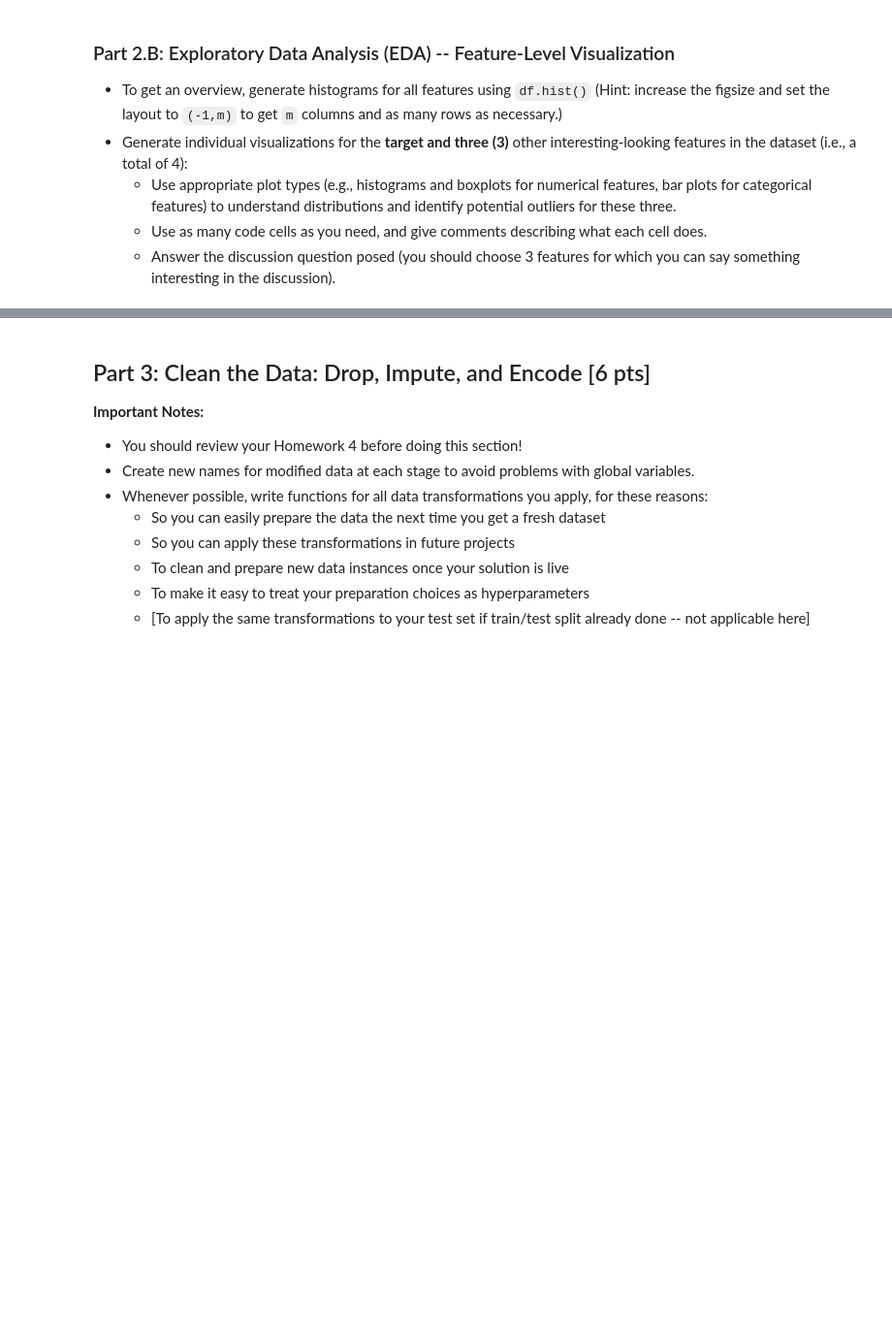
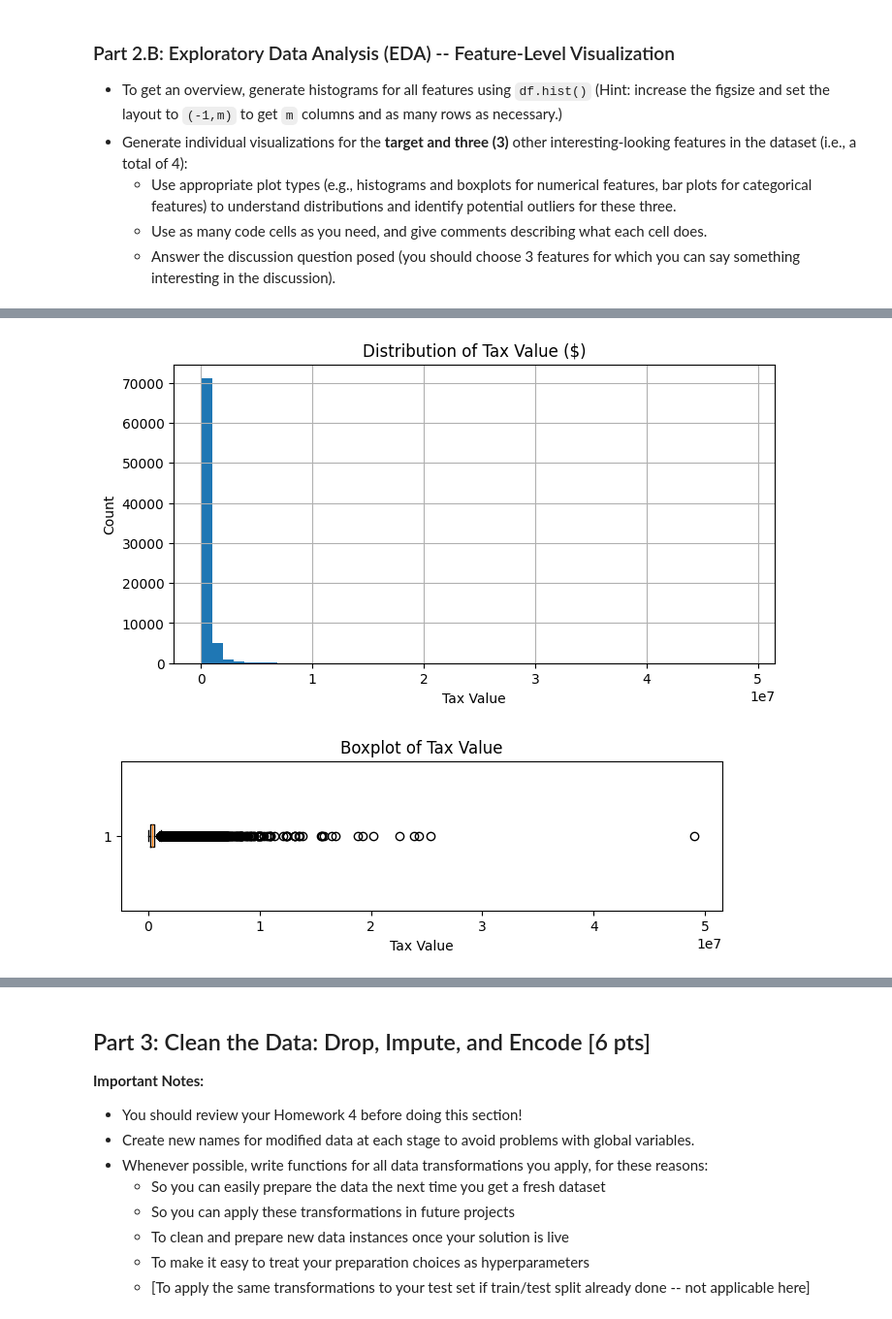
Before and after one commit to famorcam14/milestone_1_group_project, a Jupyter notebook: Milestone_01.ipynb, the cells around one changed output, grey strips where cells are left out. Shown at 97% size. Saved outputs shown, nothing was run; the diff lists cells and outputs as text; code cells hidden in the pictures; blank space fills up the shorter version.

```diff
--- a/Milestone_01.ipynb
+++ b/Milestone_01.ipynb
@@ -171,0 +437,19 @@ Hint: Just use `.head()`, `.info()`, and `.nunique()`.
+# %%
+# Histogram of target
+plt.figure(figsize=(8, 4))
+df['taxvaluedollarcnt'].hist(bins=50)
+plt.title("Distribution of Tax Value ($)")
+plt.xlabel("Tax Value")
+plt.ylabel("Count")
+plt.grid(True)
+plt.show()
+
+# Boxplot to see outliers
+plt.figure(figsize=(8, 2))
+plt.boxplot(df['taxvaluedollarcnt'].dropna(), vert=False)
+plt.title("Boxplot of Tax Value")
+plt.xlabel("Tax Value")
+plt.show()
+# %% [output]
+[figure, added]
+[figure, added]
```
Also changed, not shown: parts of 30 cells of this notebook.
